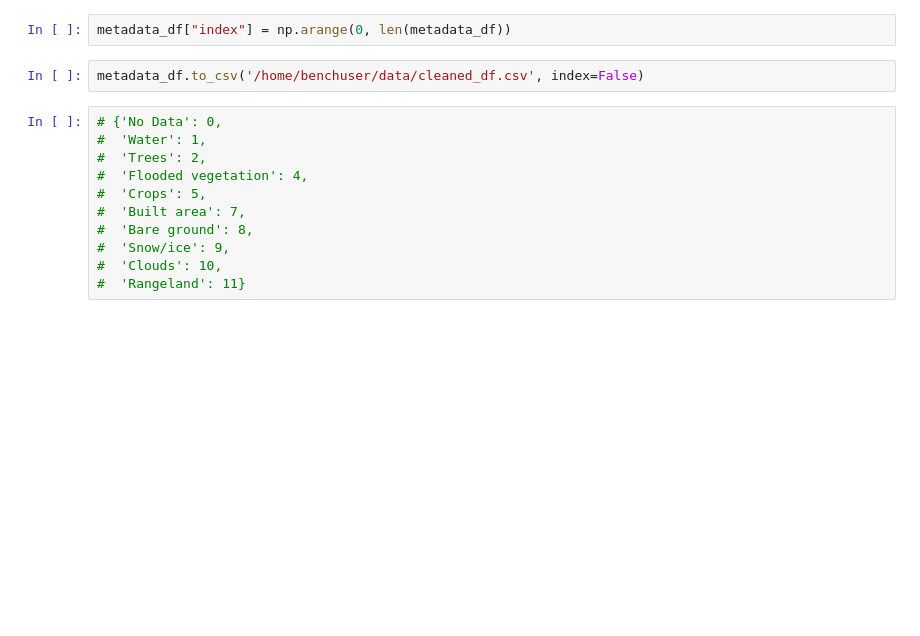
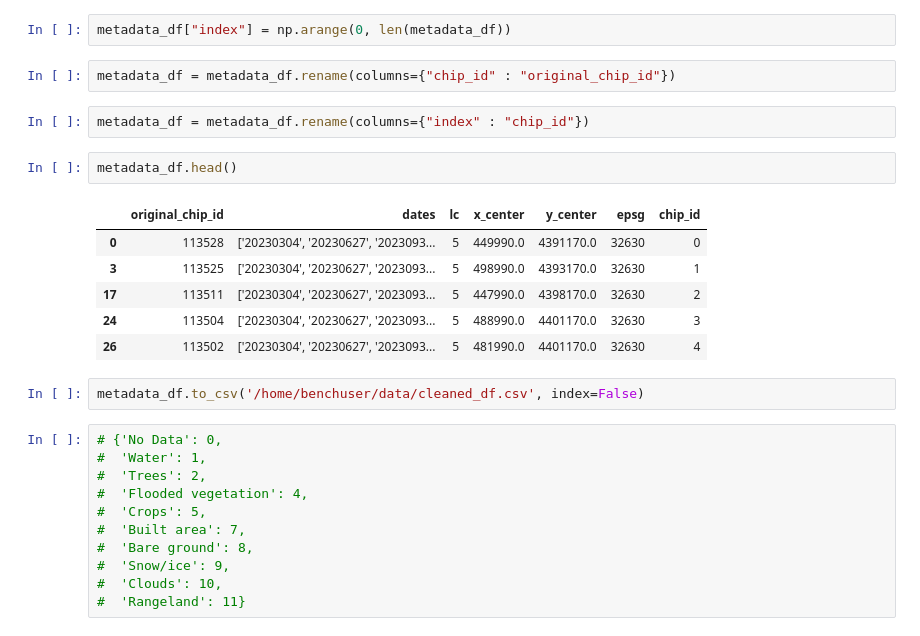
Before and after one commit to ClarkCGA/gelos-lc-datagen, a Jupyter notebook: notebooks/data_cleaning.ipynb, the cells around one changed output. Cells and saved outputs as stored; diff of their text form; blank space fills up the shorter version.

```diff
--- a/notebooks/data_cleaning.ipynb
+++ b/notebooks/data_cleaning.ipynb
@@ -102,5 +66,18 @@ metadata_df.groupby("lc").count()
 # %%
 metadata_df["index"] = np.arange(0, len(metadata_df))
+# %%
+metadata_df = metadata_df.rename(columns={"chip_id" : "original_chip_id"})
+# %%
+metadata_df = metadata_df.rename(columns={"index" : "chip_id"})
+# %%
+metadata_df.head()
+# %% [output]
+|  | original_chip_id | dates | lc | x_center | y_center | epsg | chip_id |
+| 0 | 113528 | ['20230304', '20230627', '2023093... | 5 | 449990.0 | 4391170.0 | 32630 | 0 |
+| 3 | 113525 | ['20230304', '20230627', '2023093... | 5 | 498990.0 | 4393170.0 | 32630 | 1 |
+| 17 | 113511 | ['20230304', '20230627', '2023093... | 5 | 447990.0 | 4398170.0 | 32630 | 2 |
+| 24 | 113504 | ['20230304', '20230627', '2023093... | 5 | 488990.0 | 4401170.0 | 32630 | 3 |
+| 26 | 113502 | ['20230304', '20230627', '2023093... | 5 | 481990.0 | 4401170.0 | 32630 | 4 |
 # %%
 metadata_df.to_csv('/home/benchuser/data/cleaned_df.csv', index=False)
 # %%
```
Also changed, not shown: parts of 14 cells of this notebook, 3 other files.
